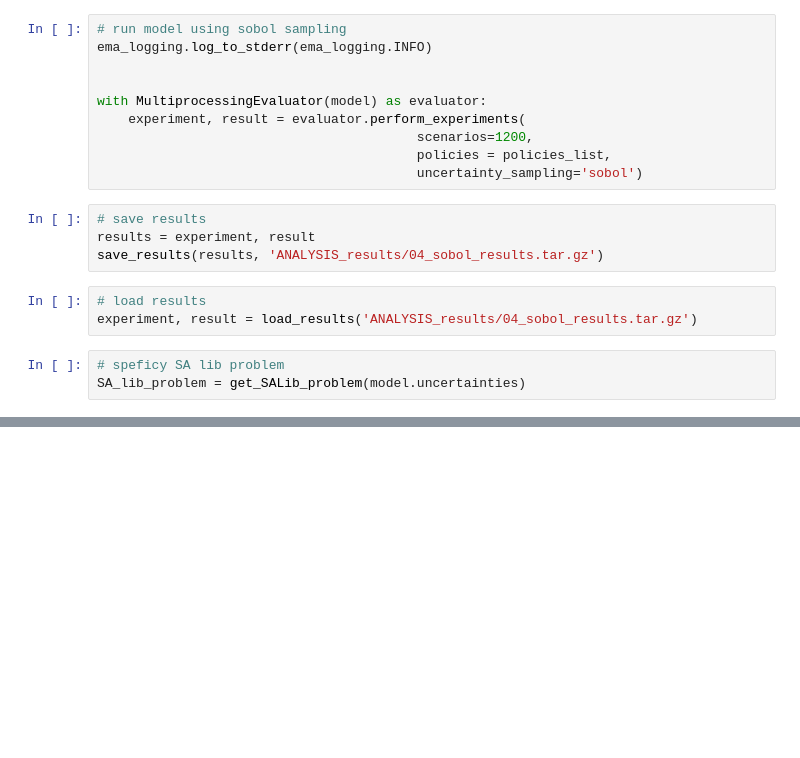
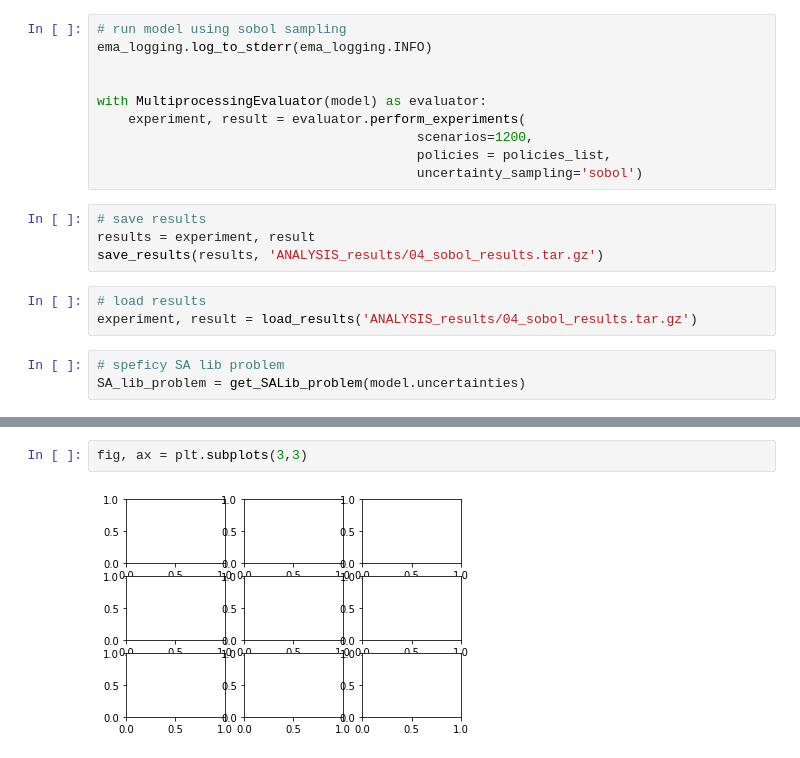
Before and after one commit to floristevito/EPA1361, a Jupyter notebook: lab_sessions/final assignment/ANALYSIS_04_SOBOL.ipynb, the cells around one changed output, grey strips where cells are left out. Saved outputs shown, nothing was run; the diff lists cells and outputs as text; blank space fills up the shorter version.

```diff
--- a/lab_sessions/final assignment/ANALYSIS_04_SOBOL.ipynb
+++ b/lab_sessions/final assignment/ANALYSIS_04_SOBOL.ipynb
@@ -58,0 +71,4 @@ fig.subplots_adjust(bottom=0.3)
+# %%
+fig, ax = plt.subplots(3,3)
+# %% [output]
+[figure, added]
```
Also changed, not shown: parts of 7 cells of this notebook, 1 other file.
